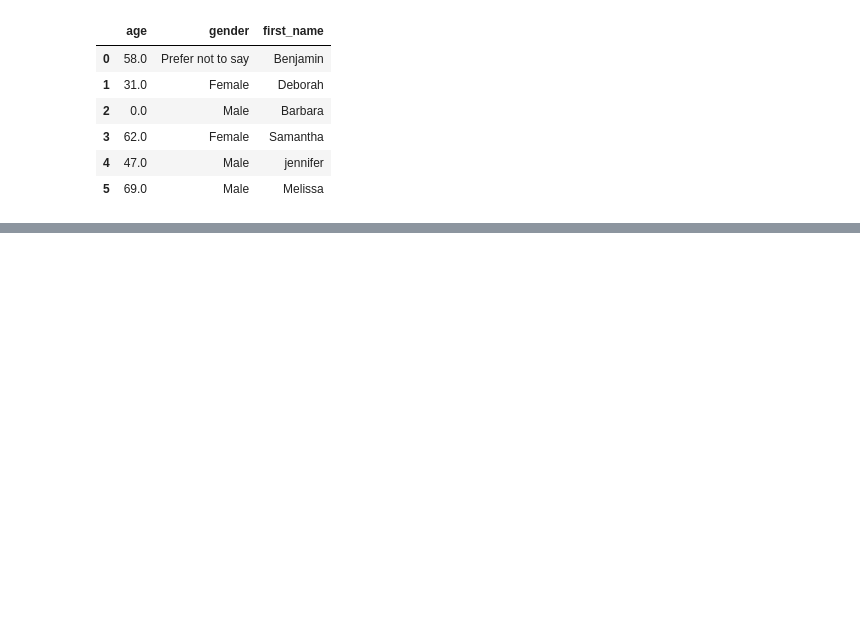
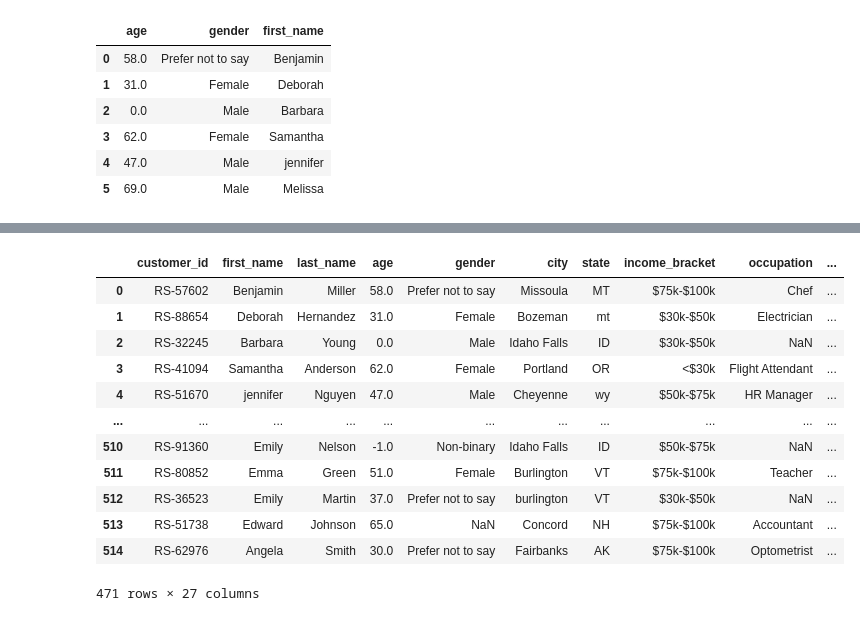
Before and after one commit to egarci000/LearningDataEngineering, a Jupyter notebook: LearningPandas/notebooks/ex1_using_customers_dataset.ipynb, the cells around one changed output, grey strips where cells are left out. Drawn from its saved outputs; the diff is of its cells as text; code cells hidden in the pictures; blank space fills up the shorter version.

```diff
--- a/LearningPandas/notebooks/ex1_using_customers_dataset.ipynb
+++ b/LearningPandas/notebooks/ex1_using_customers_dataset.ipynb
@@ -127,0 +164,18 @@ customers_dirty.loc[:5, ['age', 'gender', 'first_name']]
+# %%
+# To get all the customers who have spent equal or more than 1000 OR have a purchase frequency of 5 or more each year we use the pipe: |
+# We can see from the returned data frame that there are 471 customers that fit this criteria
+customers_dirty.loc[(customers_dirty.total_spend_usd >= 1000) | (customers_dirty.purchase_frequency_per_year >= 5)]
+# %% [output]
+|  | customer_id | first_name | last_name | age | gender | city | state | income_bracket | occupation | ... |
+| 0 | RS-57602 | Benjamin | Miller | 58.0 | Prefer not to say | Missoula | MT | $75k-$100k | Chef | ... |
+| 1 | RS-88654 | Deborah | Hernandez | 31.0 | Female | Bozeman | mt | $30k-$50k | Electrician | ... |
+| 2 | RS-32245 | Barbara | Young | 0.0 | Male | Idaho Falls | ID | $30k-$50k | NaN | ... |
+| 3 | RS-41094 | Samantha | Anderson | 62.0 | Female | Portland | OR | <$30k | Flight Attendant | ... |
+| 4 | RS-51670 | jennifer | Nguyen | 47.0 | Male | Cheyenne | wy | $50k-$75k | HR Manager | ... |
+| ... | ... | ... | ... | ... | ... | ... | ... | ... | ... | ... |
+| 510 | RS-91360 | Emily | Nelson | -1.0 | Non-binary | Idaho Falls | ID | $50k-$75k | NaN | ... |
+| 511 | RS-80852 | Emma | Green | 51.0 | Female | Burlington | VT | $75k-$100k | Teacher | ... |
+| 512 | RS-36523 | Emily | Martin | 37.0 | Prefer not to say | burlington | VT | $30k-$50k | NaN | ... |
+| 513 | RS-51738 | Edward | Johnson | 65.0 | NaN | Concord | NH | $75k-$100k | Accountant | ... |
+| 514 | RS-62976 | Angela | Smith | 30.0 | Prefer not to say | Fairbanks | AK | $75k-$100k | Optometrist | ... |
+471 rows × 27 columns
```
Also changed, not shown: parts of 4 cells of this notebook, 1 other file.
